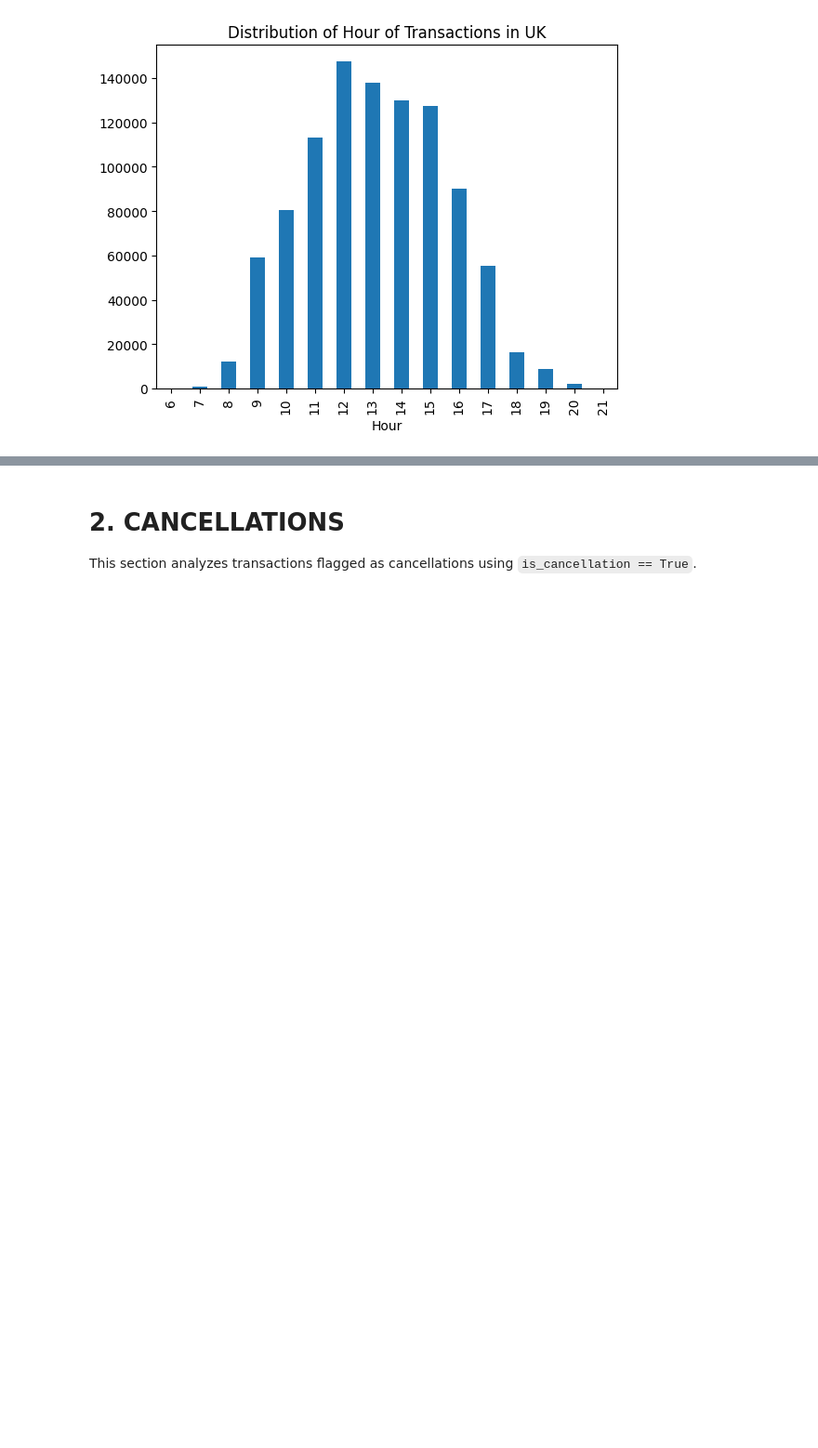
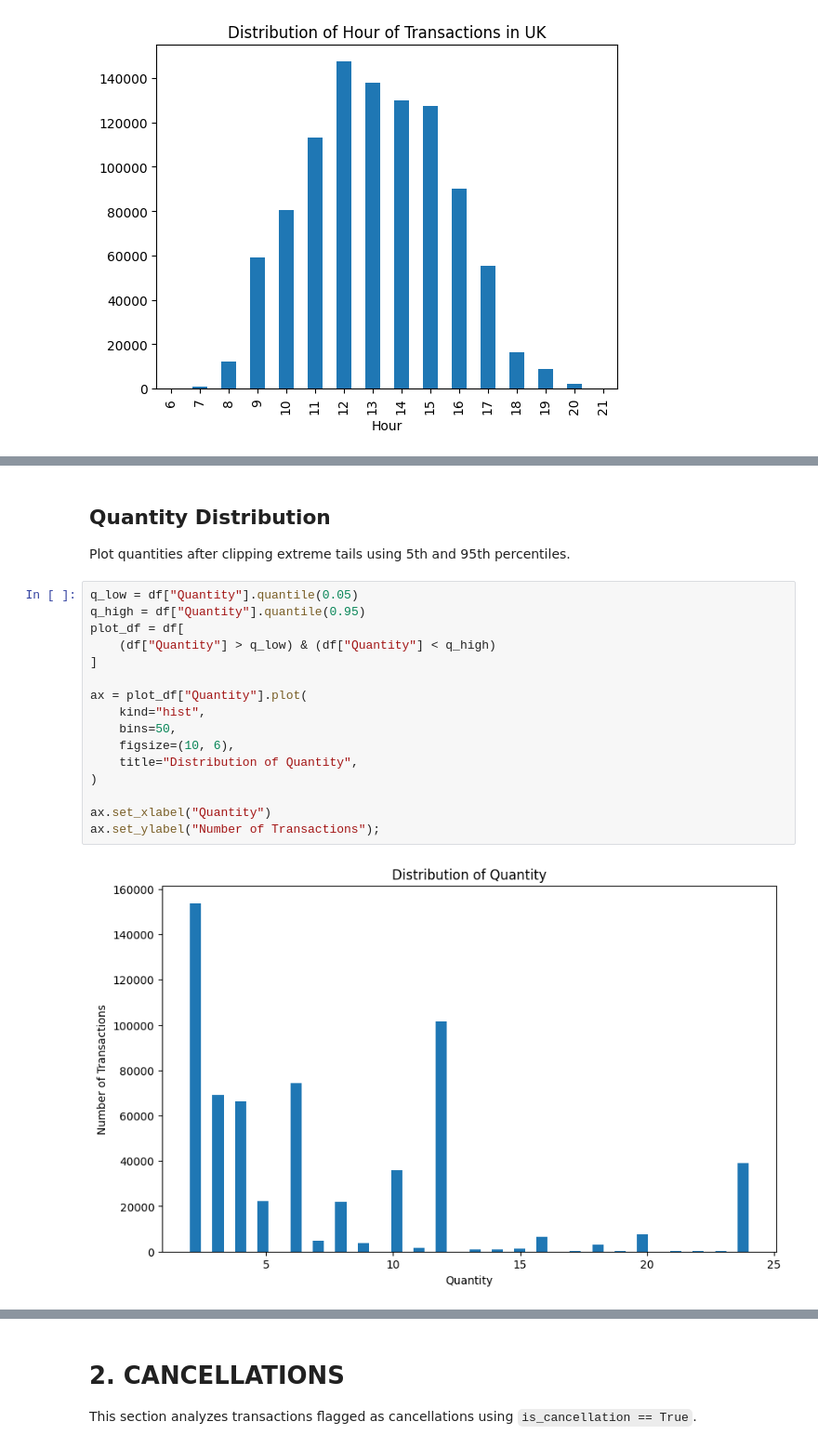
Before and after one commit to smnsht/unusual-customer-purchasing, a Jupyter notebook: notebooks/01_EDA.ipynb, the cells around one changed output, grey strips where cells are left out. Shown at 93% size. Cells and saved outputs as stored; diff of their text form; blank space fills up the shorter version.

```diff
--- a/notebooks/01_EDA.ipynb
+++ b/notebooks/01_EDA.ipynb
@@ -166,0 +185,21 @@ df["Hour"].value_counts().sort_index().plot(
+# %% [markdown]
+## Quantity Distribution
+Plot quantities after clipping extreme tails using 5th and 95th percentiles.
+# %%
+q_low = df["Quantity"].quantile(0.05)
+q_high = df["Quantity"].quantile(0.95)
+plot_df = df[
+    (df["Quantity"] > q_low) & (df["Quantity"] < q_high)
+]
+
+ax = plot_df["Quantity"].plot(
+    kind="hist",
+    bins=50,
+    figsize=(10, 6),
+    title="Distribution of Quantity",
+)
+
+ax.set_xlabel("Quantity")
+ax.set_ylabel("Number of Transactions");
+# %% [output]
+[figure, added]
```
Also changed, not shown: parts of 23 cells of this notebook, 1 other file.
